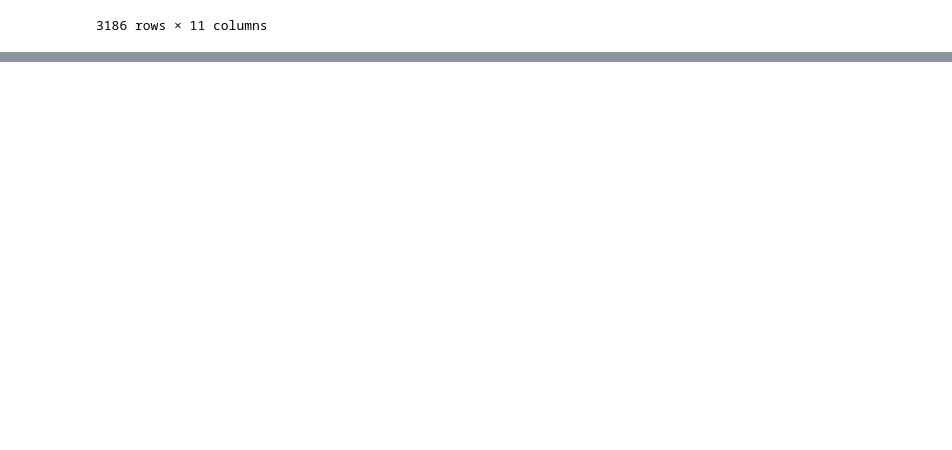
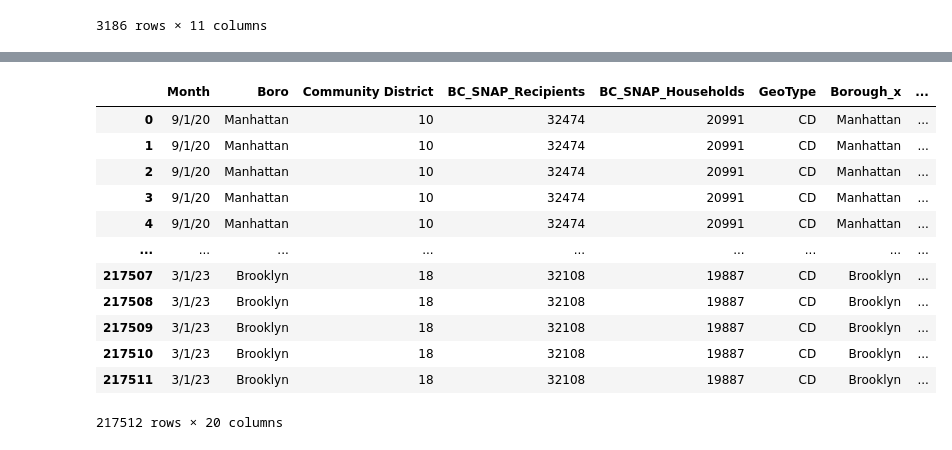
Before and after one commit to gbsmail/2023_AsAm_DataProject, a Jupyter notebook: AsAmPovertyProject.ipynb, the cells around one changed output, grey strips where cells are left out. Drawn from its saved outputs; the diff is of its cells as text; code cells hidden in the pictures; blank space fills up the shorter version.

```diff
--- a/AsAmPovertyProject.ipynb
+++ b/AsAmPovertyProject.ipynb
@@ -390,0 +452,3 @@ df_shelter
+# %%
+df_shelter['Community District'] = df_shelter['Community District'].apply(str)
+df_shelter
@@ -390,0 +469,17 @@ df_shelter
+# %%
+dfd = pd.merge(dfc, df_shelter, on = "Community District")
+dfd
+# %% [output]
+|  | Month | Boro | Community District | BC_SNAP_Recipients | BC_SNAP_Households | GeoType | Borough_x | ... |
+| 0 | 9/1/20 | Manhattan | 10 | 32474 | 20991 | CD | Manhattan | ... |
+| 1 | 9/1/20 | Manhattan | 10 | 32474 | 20991 | CD | Manhattan | ... |
+| 2 | 9/1/20 | Manhattan | 10 | 32474 | 20991 | CD | Manhattan | ... |
+| 3 | 9/1/20 | Manhattan | 10 | 32474 | 20991 | CD | Manhattan | ... |
+| 4 | 9/1/20 | Manhattan | 10 | 32474 | 20991 | CD | Manhattan | ... |
+| ... | ... | ... | ... | ... | ... | ... | ... | ... |
+| 217507 | 3/1/23 | Brooklyn | 18 | 32108 | 19887 | CD | Brooklyn | ... |
+| 217508 | 3/1/23 | Brooklyn | 18 | 32108 | 19887 | CD | Brooklyn | ... |
+| 217509 | 3/1/23 | Brooklyn | 18 | 32108 | 19887 | CD | Brooklyn | ... |
+| 217510 | 3/1/23 | Brooklyn | 18 | 32108 | 19887 | CD | Brooklyn | ... |
+| 217511 | 3/1/23 | Brooklyn | 18 | 32108 | 19887 | CD | Brooklyn | ... |
+217512 rows × 20 columns
```
Also changed, not shown: parts of 11 cells of this notebook.
